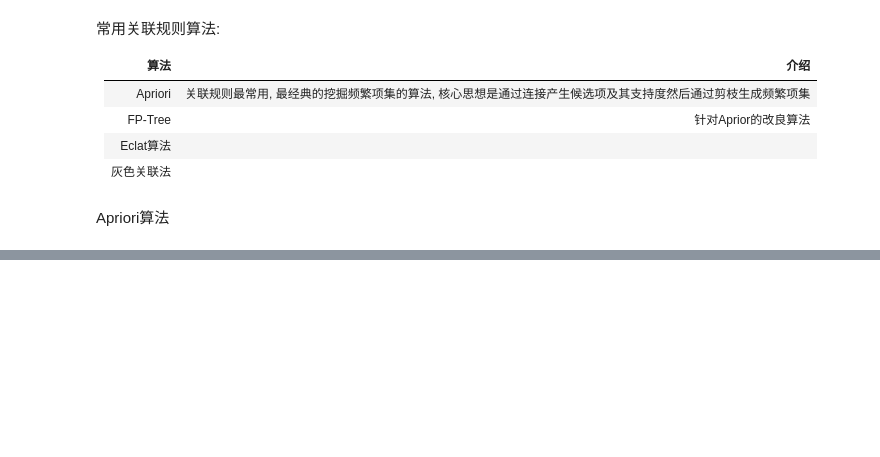
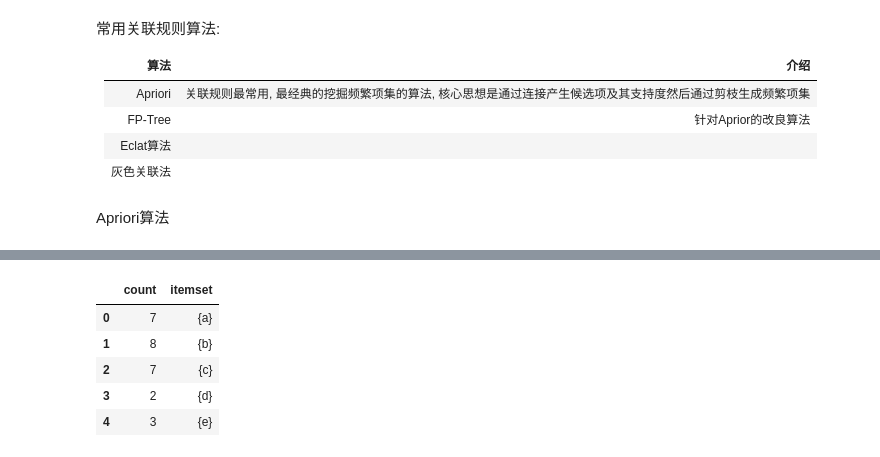
Before and after one commit to 741270651/datascience, a Jupyter notebook: PPDAM/PPDAM Notes.ipynb, the cells around one changed output, grey strips where cells are left out. Cells and saved outputs as stored; diff of their text form; code cells hidden in the pictures; blank space fills up the shorter version.

```diff
--- a/PPDAM/PPDAM Notes.ipynb
+++ b/PPDAM/PPDAM Notes.ipynb
@@ -621,0 +682,13 @@ Apriori算法
+# %%
+
+def trim_C(C, min_sup):
+    return C[C['count'] >= min_sup]
+L1 = trim_C(C1, 2)
+L1
+# %% [output]
+|  | count | itemset |
+| 0 | 7 | {a} |
+| 1 | 8 | {b} |
+| 2 | 7 | {c} |
+| 3 | 2 | {d} |
+| 4 | 3 | {e} |
```
Also changed, not shown: parts of 18 cells of this notebook.
